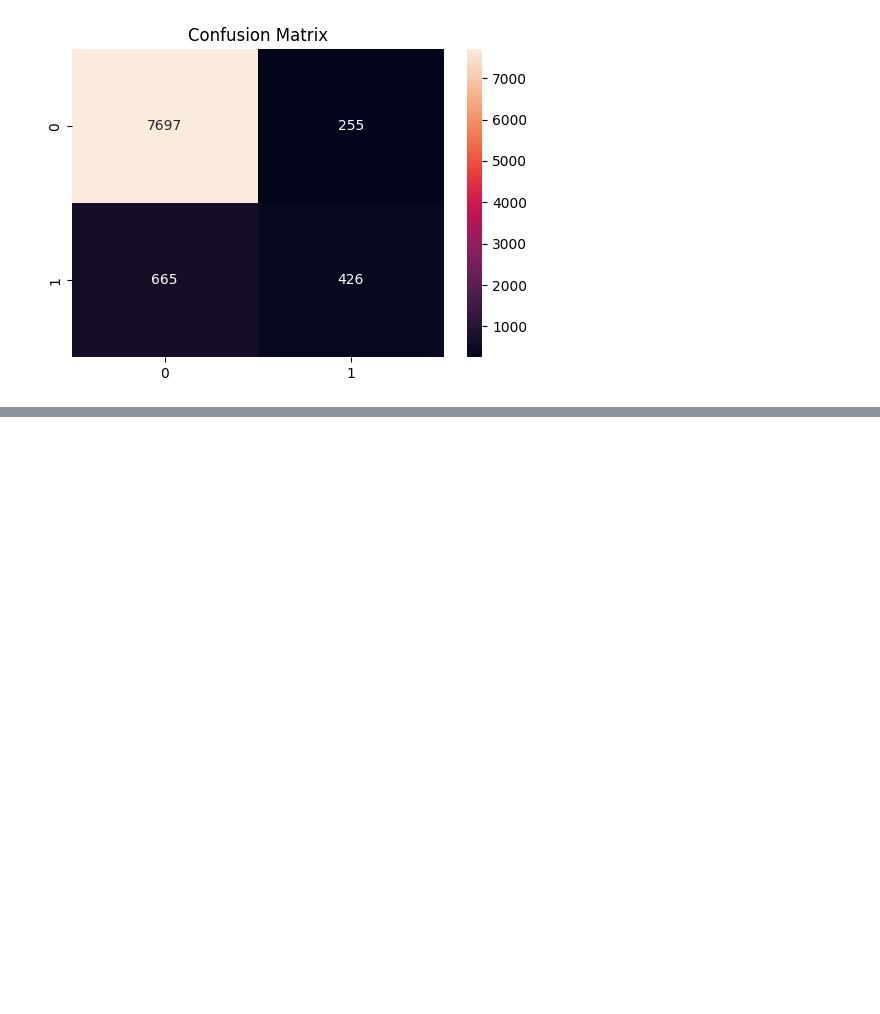
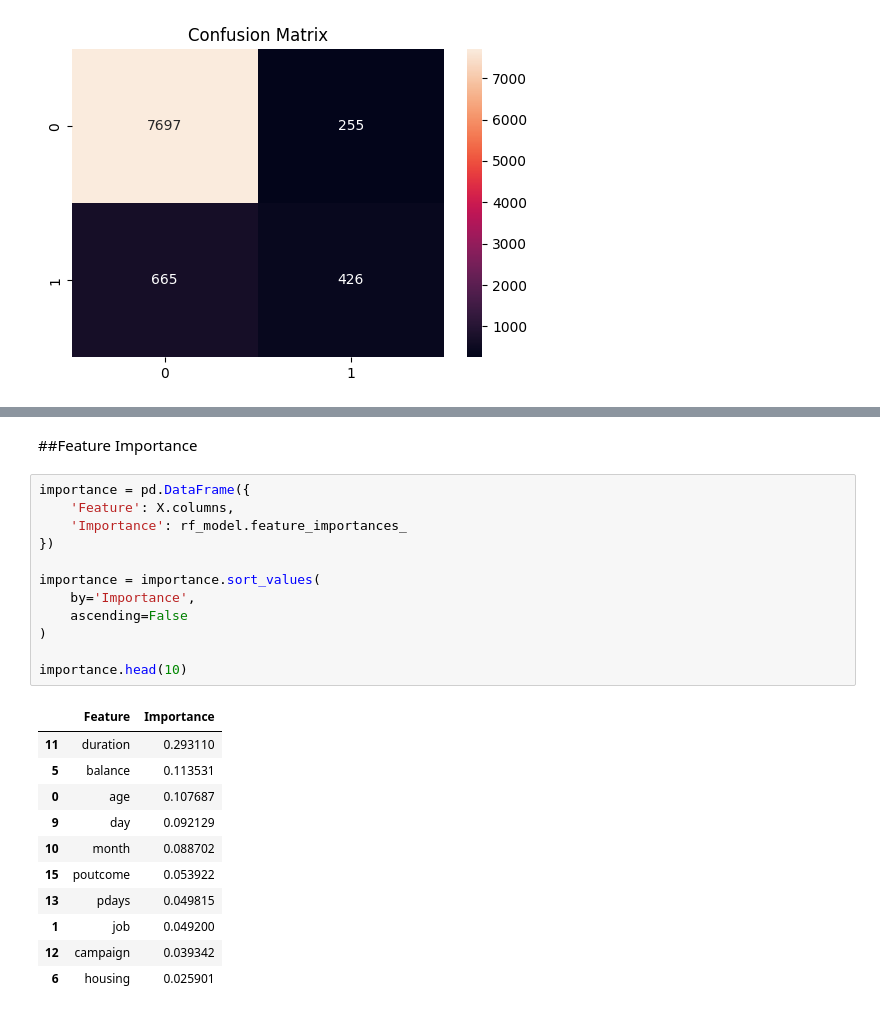
Before and after one commit to muhammadhasnatanwar/Bank-marketing-Data-set, a Jupyter notebook: Bank_Marketing_Dataset.ipynb, the cells around one changed output, grey strips where cells are left out. Drawn from its saved outputs; the diff is of its cells as text; blank space fills up the shorter version.

```diff
--- a/Bank_Marketing_Dataset.ipynb
+++ b/Bank_Marketing_Dataset.ipynb
@@ -461,0 +481,26 @@ plt.show()
+# %% [markdown]
+##Feature Importance
+# %%
+importance = pd.DataFrame({
+    'Feature': X.columns,
+    'Importance': rf_model.feature_importances_
+})
+
+importance = importance.sort_values(
+    by='Importance',
+    ascending=False
+)
+
+importance.head(10)
+# %% [output]
+|  | Feature | Importance |
+| 11 | duration | 0.293110 |
+| 5 | balance | 0.113531 |
+| 0 | age | 0.107687 |
+| 9 | day | 0.092129 |
+| 10 | month | 0.088702 |
+| 15 | poutcome | 0.053922 |
+| 13 | pdays | 0.049815 |
+| 1 | job | 0.049200 |
+| 12 | campaign | 0.039342 |
+| 6 | housing | 0.025901 |
```
Also changed, not shown: parts of 6 cells of this notebook.
